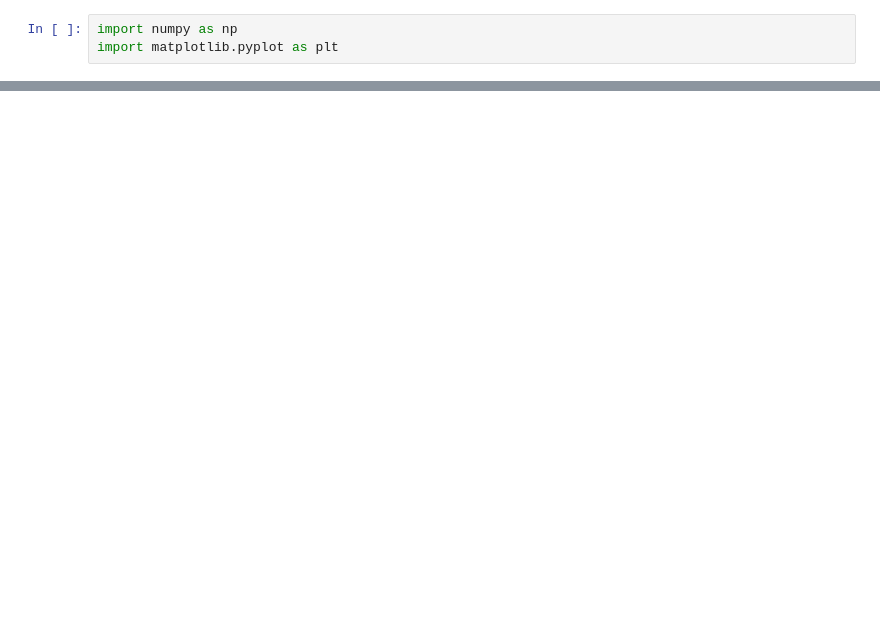
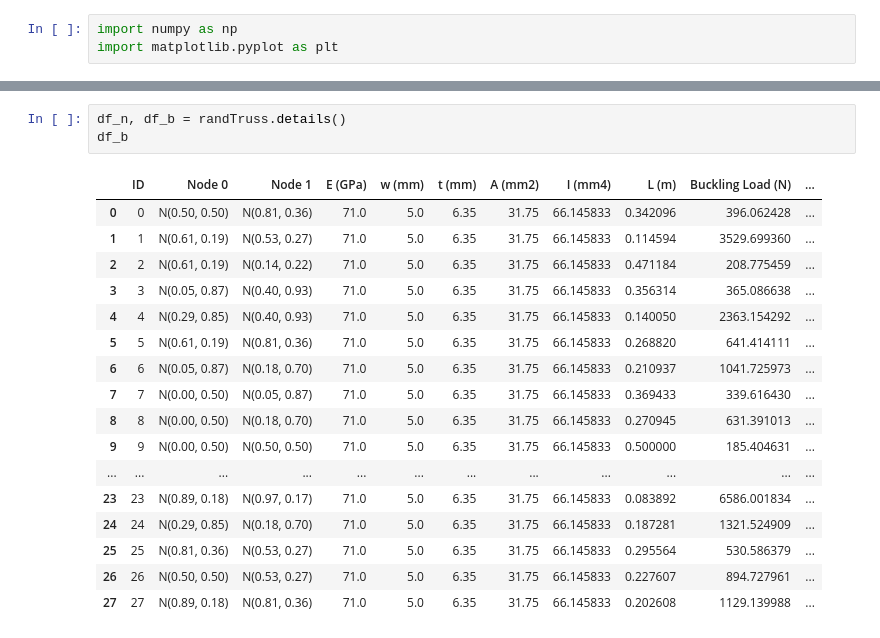
Before and after one commit to dev10110/AVD_Initial_Sizing, a Jupyter notebook: Detailed_Design/truss.ipynb, the cells around one changed output, grey strips where cells are left out. Cells and saved outputs as stored; diff of their text form; blank space fills up the shorter version.

```diff
--- a/Detailed_Design/truss.ipynb
+++ b/Detailed_Design/truss.ipynb
@@ -492,0 +98,21 @@ t.plot()
+# %%
+df_n, df_b = randTruss.details()
+df_b
+# %% [output]
+|  | ID | Node 0 | Node 1 | E (GPa) | w (mm) | t (mm) | A (mm2) | I (mm4) | L (m) | Buckling Load (N) | ... |
+| 0 | 0 | N(0.50, 0.50) | N(0.81, 0.36) | 71.0 | 5.0 | 6.35 | 31.75 | 66.145833 | 0.342096 | 396.062428 | ... |
+| 1 | 1 | N(0.61, 0.19) | N(0.53, 0.27) | 71.0 | 5.0 | 6.35 | 31.75 | 66.145833 | 0.114594 | 3529.699360 | ... |
+| 2 | 2 | N(0.61, 0.19) | N(0.14, 0.22) | 71.0 | 5.0 | 6.35 | 31.75 | 66.145833 | 0.471184 | 208.775459 | ... |
+| 3 | 3 | N(0.05, 0.87) | N(0.40, 0.93) | 71.0 | 5.0 | 6.35 | 31.75 | 66.145833 | 0.356314 | 365.086638 | ... |
+| 4 | 4 | N(0.29, 0.85) | N(0.40, 0.93) | 71.0 | 5.0 | 6.35 | 31.75 | 66.145833 | 0.140050 | 2363.154292 | ... |
+| 5 | 5 | N(0.61, 0.19) | N(0.81, 0.36) | 71.0 | 5.0 | 6.35 | 31.75 | 66.145833 | 0.268820 | 641.414111 | ... |
+| 6 | 6 | N(0.05, 0.87) | N(0.18, 0.70) | 71.0 | 5.0 | 6.35 | 31.75 | 66.145833 | 0.210937 | 1041.725973 | ... |
+| 7 | 7 | N(0.00, 0.50) | N(0.05, 0.87) | 71.0 | 5.0 | 6.35 | 31.75 | 66.145833 | 0.369433 | 339.616430 | ... |
+| 8 | 8 | N(0.00, 0.50) | N(0.18, 0.70) | 71.0 | 5.0 | 6.35 | 31.75 | 66.145833 | 0.270945 | 631.391013 | ... |
+| 9 | 9 | N(0.00, 0.50) | N(0.50, 0.50) | 71.0 | 5.0 | 6.35 | 31.75 | 66.145833 | 0.500000 | 185.404631 | ... |
+| ... | ... | ... | ... | ... | ... | ... | ... | ... | ... | ... | ... |
+| 23 | 23 | N(0.89, 0.18) | N(0.97, 0.17) | 71.0 | 5.0 | 6.35 | 31.75 | 66.145833 | 0.083892 | 6586.001834 | ... |
+| 24 | 24 | N(0.29, 0.85) | N(0.18, 0.70) | 71.0 | 5.0 | 6.35 | 31.75 | 66.145833 | 0.187281 | 1321.524909 | ... |
+| 25 | 25 | N(0.81, 0.36) | N(0.53, 0.27) | 71.0 | 5.0 | 6.35 | 31.75 | 66.145833 | 0.295564 | 530.586379 | ... |
+| 26 | 26 | N(0.50, 0.50) | N(0.53, 0.27) | 71.0 | 5.0 | 6.35 | 31.75 | 66.145833 | 0.227607 | 894.727961 | ... |
+| 27 | 27 | N(0.89, 0.18) | N(0.81, 0.36) | 71.0 | 5.0 | 6.35 | 31.75 | 66.145833 | 0.202608 | 1129.139988 | ... |
```
Also changed, not shown: parts of 60 cells of this notebook, 1 other file.
